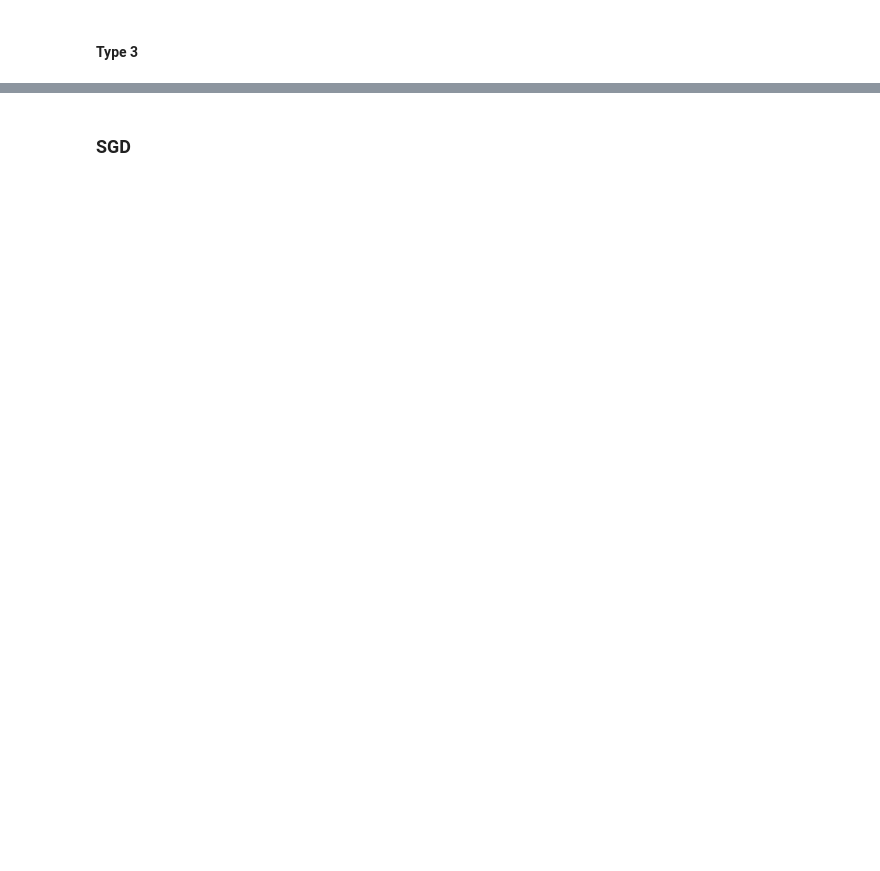
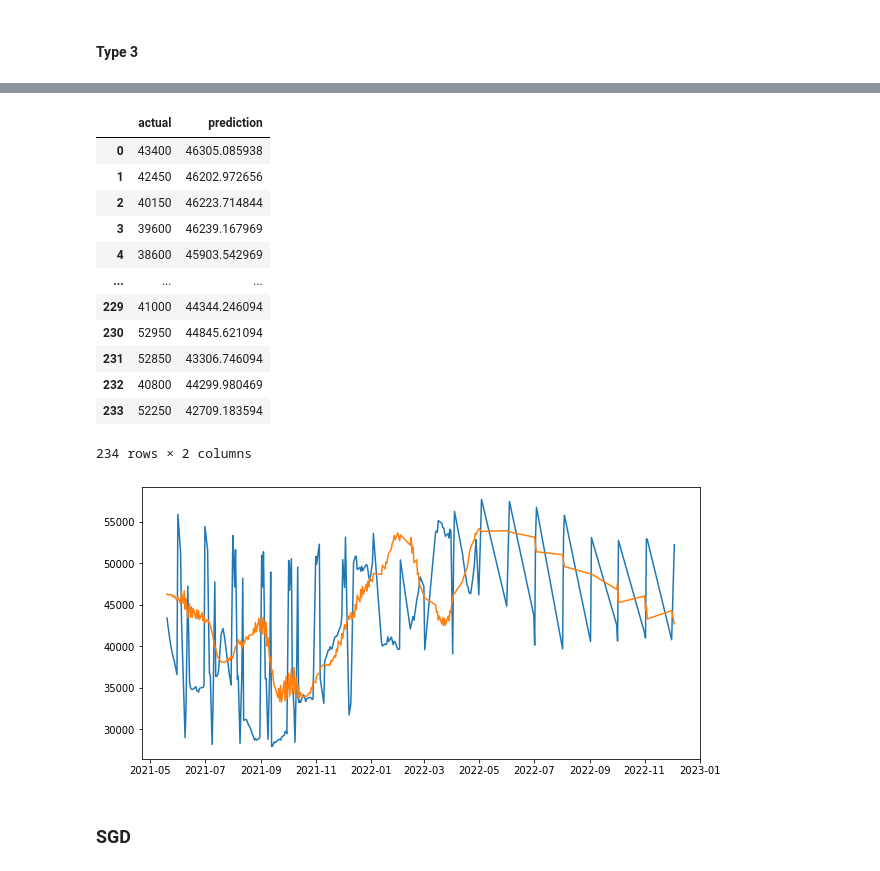
Before and after one commit to mels4/price_predict_Conv-LSTM, a Jupyter notebook: cabai_merah_besar.ipynb, the cells around one changed output, grey strips where cells are left out. Cells and saved outputs as stored; diff of their text form; code cells hidden in the pictures; blank space fills up the shorter version.

```diff
--- a/cabai_merah_besar.ipynb
+++ b/cabai_merah_besar.ipynb
@@ -724,7 +841,7 @@ data_result1_2 = data_result1_2.reshape(-1)
 mae1_2 = tf.keras.metrics.mean_absolute_error(x_test, data_result1_2)
 mape1_2 = tf.keras.metrics.mean_absolute_percentage_error(x_test, data_result1_2)
 mse1_2 = tf.keras.metrics.mean_squared_error(x_test, data_result1_2)
-rmse1_2 = math.sqrt(mse1.numpy())
+rmse1_2 = math.sqrt(mse1_2.numpy())
 print(mae1_2.numpy(), mape1_2.numpy(), rmse1_2)
 
 data_new_cabaimerahbesar1_2 = pd.DataFrame()
@@ -737,3 +854,4 @@ plt.plot(y_test, data_new_cabaimerahbesar1_2.actual)
 plt.plot(y_test, data_new_cabaimerahbesar1_2.prediction)
 
 data_new_cabaimerahbesar1_2
+# %% [output]
@@ -740,3 +860,17 @@ data_new_cabaimerahbesar1_2
+|  | actual | prediction |
+| 0 | 43400 | 46305.085938 |
+| 1 | 42450 | 46202.972656 |
+| 2 | 40150 | 46223.714844 |
+| 3 | 39600 | 46239.167969 |
+| 4 | 38600 | 45903.542969 |
+| ... | ... | ... |
+| 229 | 41000 | 44344.246094 |
+| 230 | 52950 | 44845.621094 |
+| 231 | 52850 | 43306.746094 |
+| 232 | 40800 | 44299.980469 |
+| 233 | 52250 | 42709.183594 |
+234 rows × 2 columns
+[figure, added]
 # %% [markdown]
 ### SGD
 # %%
```
Also changed, not shown: parts of 59 cells of this notebook.
